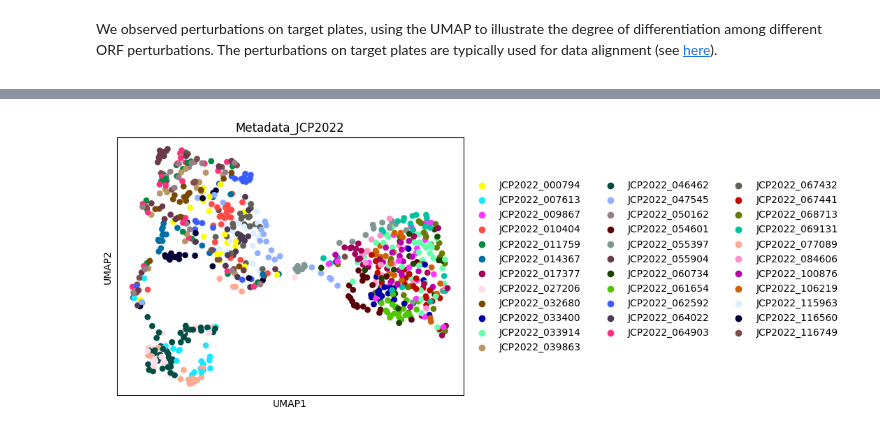
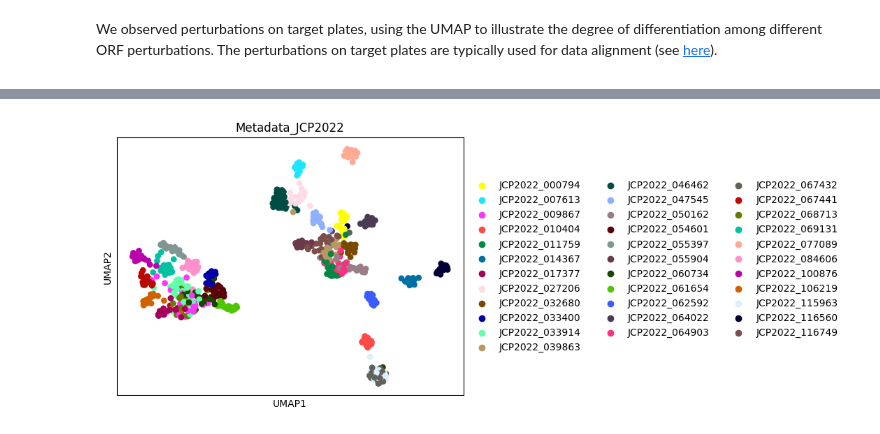
Before and after one commit to BioX-NKU/cpDistiller, a Jupyter notebook: docs/source/Tutorial/batch_row_col/cpDistiller_b_r_c.ipynb, the cells around one changed output, grey strips where cells are left out. Drawn from its saved outputs; the diff is of its cells as text; code cells hidden in the pictures.

```diff
--- a/docs/source/Tutorial/batch_row_col/cpDistiller_b_r_c.ipynb
+++ b/docs/source/Tutorial/batch_row_col/cpDistiller_b_r_c.ipynb
@@ -44,17 +40,27 @@ We used cpDistiller to correct triple effects.
 </div>
 # %%
 data_all = ad.read_h5ad('/data/pub/cell/cpg0016_source4/cpg0016orf.h5ad')
-data_csv = merge_csv('/data/pub/cell/cpg0016_source4/merged_embeddings/')
+data_csv = merge_csv('/data/pub/cell/cpg0016_source4/merged_embeddings_all/')
 data_concat = merge_csv2h5ad(data_csv,data_all)
-data_concat = scale_batch(data_concat)
+data_concat = MAD(data_concat)
 sc.pp.scale(data_concat)
 dat = DataSet(data_concat,batch_size=256,mod=1)
-labeled(data_concat,Mnn=5,Knn=10,bacth_name_list=['batch','row','col'])
-cpDistiller =  cpDistiller_Model(dat,epochs=50,model_path='./ckpts/',reduction='mean',mo='Extractor')
+labeled(data_concat,Mnn=5,Knn=10,Mnn_list=['batch','row','col'],Knn_list=['batch','row','col'])
+cpDistiller =  cpDistiller_Model(dat,epochs=50,model_path='./ckpts/',reduction='mean',mo='cpDistiller-B',name='1000')
+cpDistiller.load_model('/data/ckpts/1000/final_model_ema.ckpt')
 cpDistiller.train()
-cpDistiller.ema.apply()
 result,category = cpDistiller.eval(dat.data)
 name = 'cpDistiller_embeddings'
 data.obsm[name]=result
-cpDistiller.ema.restore()
+sc.pp.neighbors(data, n_neighbors=15, use_rep=name)
+sc.tl.umap(data, random_state=9000, min_dist=0.1)
+plt.figure(figsize=(15, 5))
+sc.pl.umap(data, color="batch", ax=plt.subplot(1, 3, 1), show=False)
+plt.title('UMAP: Batch')
+sc.pl.umap(data, color="row", palette='plasma', ax=plt.subplot(1, 3, 2), show=False)
+plt.title('UMAP: Row (Plasma)')
+sc.pl.umap(data, color="col", palette='viridis', ax=plt.subplot(1, 3, 3), show=False)
+plt.title('UMAP: Col (Viridis)')
+plt.tight_layout()
+plt.show()
 # %% [output]
@@ -133,7 +99,7 @@ sc.external.pp.harmony_integrate(data, key='col',basis='X_pca_harmony')
 # %%
 data_choosen = data[data.obs['Metadata_JCP2022'].isin(perturbation)]
-sc.pp.neighbors(data_choosen, n_neighbors=15, use_rep='X_pca_harmony', metric="cosine")
+sc.pp.neighbors(data_choosen, n_neighbors=15, use_rep=name, metric="cosine")
 sc.tl.umap(data_choosen)
 sc.pl.umap(data_choosen, color="Metadata_JCP2022")
 # %% [output]
-[figure, old version]
+[figure, new version]
```
Also changed, not shown: parts of 9 cells of this notebook, 20 other files.
